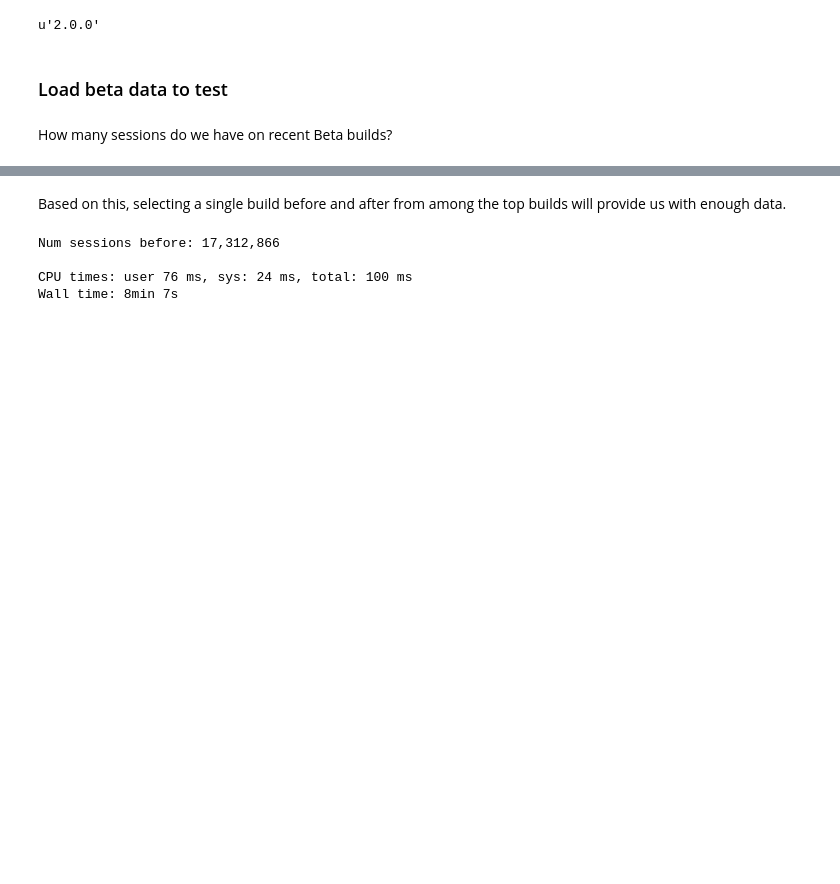
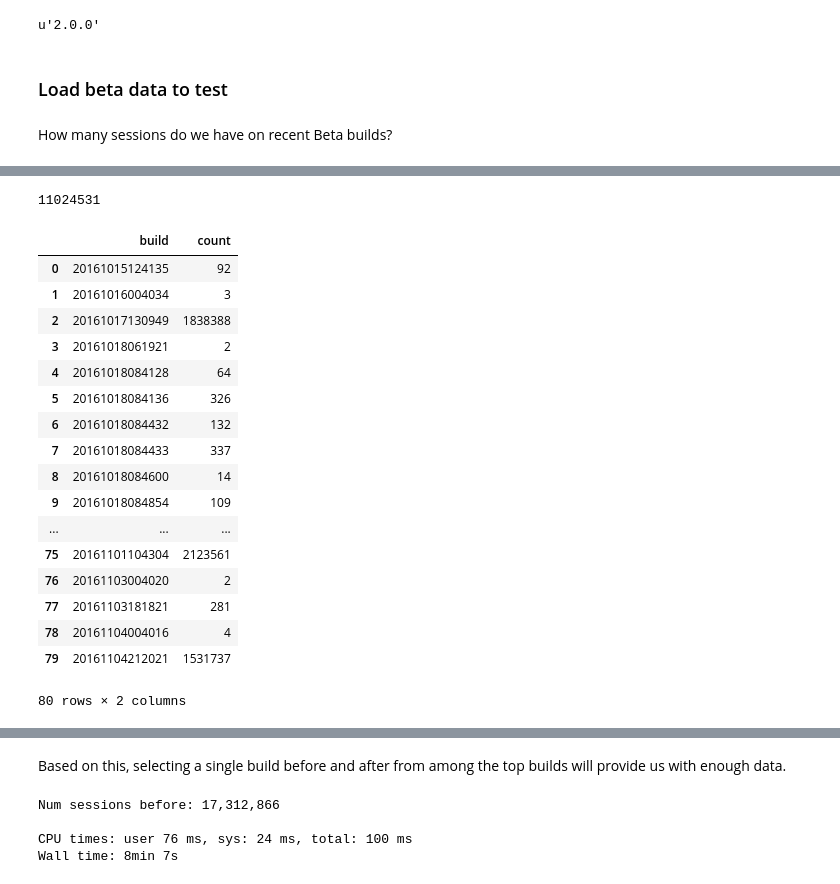
Before and after one commit to dzeber/e10s_analyses, a Jupyter notebook: adhoc/addon-sdk-fix/Add-on SDK fix analysis - Beta.ipynb, the cells around one changed output, grey strips where cells are left out. Drawn from its saved outputs; the diff is of its cells as text; code cells hidden in the pictures; blank space fills up the shorter version.

```diff
--- a/adhoc/addon-sdk-fix/Add-on SDK fix analysis - Beta.ipynb
+++ b/adhoc/addon-sdk-fix/Add-on SDK fix analysis - Beta.ipynb
@@ -62,0 +122,5 @@ DF_beta_builds.orderBy("count", ascending = False).toPandas()[:20]
+# %%
+sample_hangs = sample_full.map(get_hang_stats).cache()
+sample_hangs.count()
+# %% [output]
+11024531
@@ -62,0 +135,21 @@ DF_beta_builds.orderBy("count", ascending = False).toPandas()[:20]
+# %%
+sample_hangs_DF.groupBy("build").count().orderBy("build").toPandas()
+# %% [output]
+|  | build | count |
+| 0 | 20161015124135 | 92 |
+| 1 | 20161016004034 | 3 |
+| 2 | 20161017130949 | 1838388 |
+| 3 | 20161018061921 | 2 |
+| 4 | 20161018084128 | 64 |
+| 5 | 20161018084136 | 326 |
+| 6 | 20161018084432 | 132 |
+| 7 | 20161018084433 | 337 |
+| 8 | 20161018084600 | 14 |
+| 9 | 20161018084854 | 109 |
+| ... | ... | ... |
+| 75 | 20161101104304 | 2123561 |
+| 76 | 20161103004020 | 2 |
+| 77 | 20161103181821 | 281 |
+| 78 | 20161104004016 | 4 |
+| 79 | 20161104212021 | 1531737 |
+80 rows × 2 columns
```
Also changed, not shown: parts of 19 cells of this notebook.
